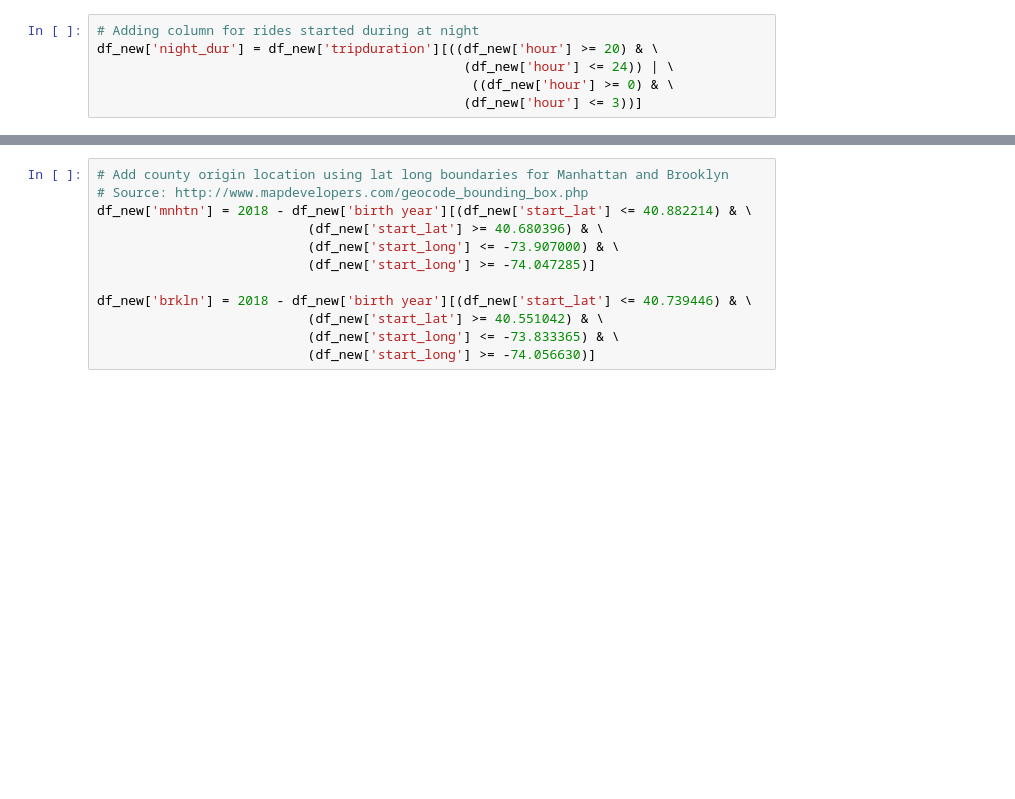
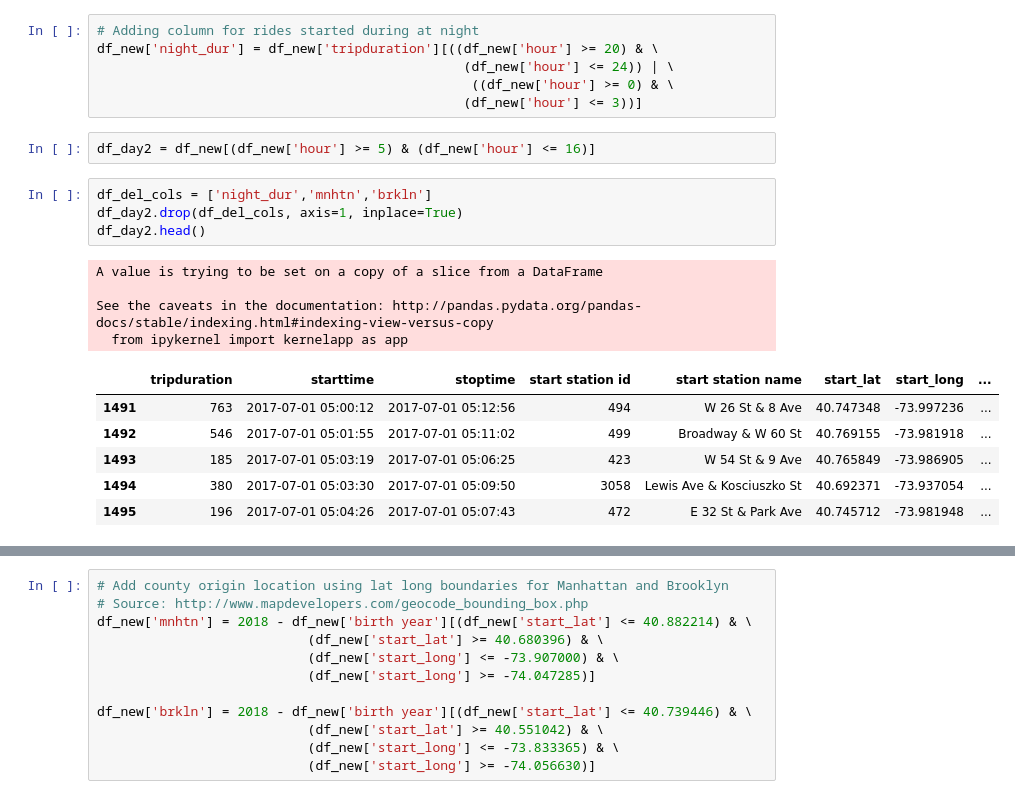
Before and after one commit to pranay-anchan/PUI2018_shb395, a Jupyter notebook: HW5_shb395/assignment4.ipynb, the cells around one changed output, grey strips where cells are left out. Saved outputs shown, nothing was run; the diff lists cells and outputs as text; blank space fills up the shorter version.

```diff
--- a/HW5_shb395/assignment4.ipynb
+++ b/HW5_shb395/assignment4.ipynb
@@ -89,3 +90,20 @@ df_new['night_dur'] = df_new['tripduration'][((df_new['hour'] >= 20) & \
                                                (df_new['hour'] <= 24)) | \
                                                 ((df_new['hour'] >= 0) & \
                                                (df_new['hour'] <= 3))]
+# %%
+df_day2 = df_new[(df_new['hour'] >= 5) & (df_new['hour'] <= 16)]
+# %%
+df_del_cols = ['night_dur','mnhtn','brkln']
+df_day2.drop(df_del_cols, axis=1, inplace=True)
+df_day2.head()
+# %% [output]
+A value is trying to be set on a copy of a slice from a DataFrame
+
+See the caveats in the documentation: http://pandas.pydata.org/pandas-docs/stable/indexing.html#indexing-view-versus-copy
+  from ipykernel import kernelapp as app
+|  | tripduration | starttime | stoptime | start station id | start station name | start_lat | start_long | ... |
+| 1491 | 763 | 2017-07-01 05:00:12 | 2017-07-01 05:12:56 | 494 | W 26 St & 8 Ave | 40.747348 | -73.997236 | ... |
+| 1492 | 546 | 2017-07-01 05:01:55 | 2017-07-01 05:11:02 | 499 | Broadway & W 60 St | 40.769155 | -73.981918 | ... |
+| 1493 | 185 | 2017-07-01 05:03:19 | 2017-07-01 05:06:25 | 423 | W 54 St & 9 Ave | 40.765849 | -73.986905 | ... |
+| 1494 | 380 | 2017-07-01 05:03:30 | 2017-07-01 05:09:50 | 3058 | Lewis Ave & Kosciuszko St | 40.692371 | -73.937054 | ... |
+| 1495 | 196 | 2017-07-01 05:04:26 | 2017-07-01 05:07:43 | 472 | E 32 St & Park Ave | 40.745712 | -73.981948 | ... |
```
Also changed, not shown: parts of 8 cells of this notebook, 9 other files.
